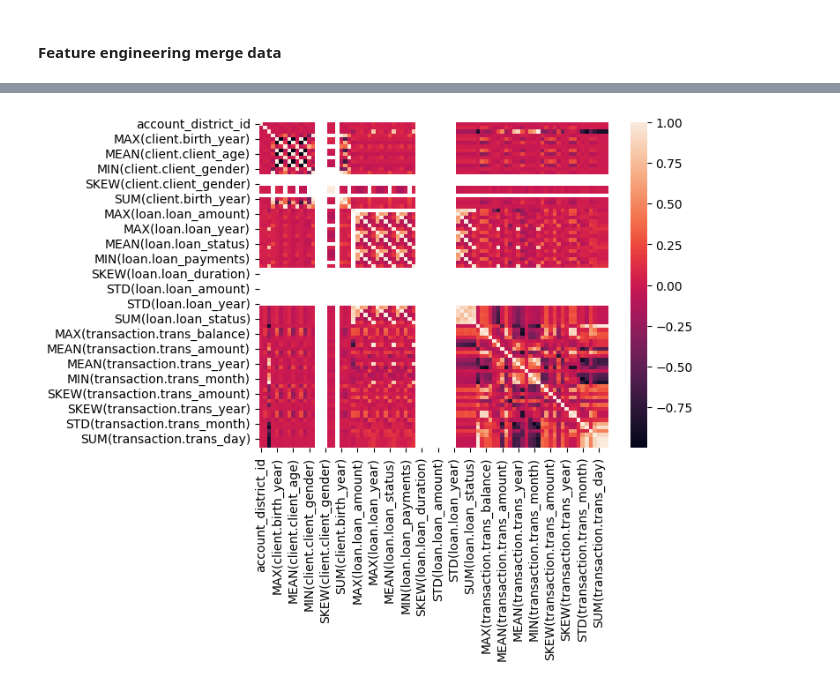
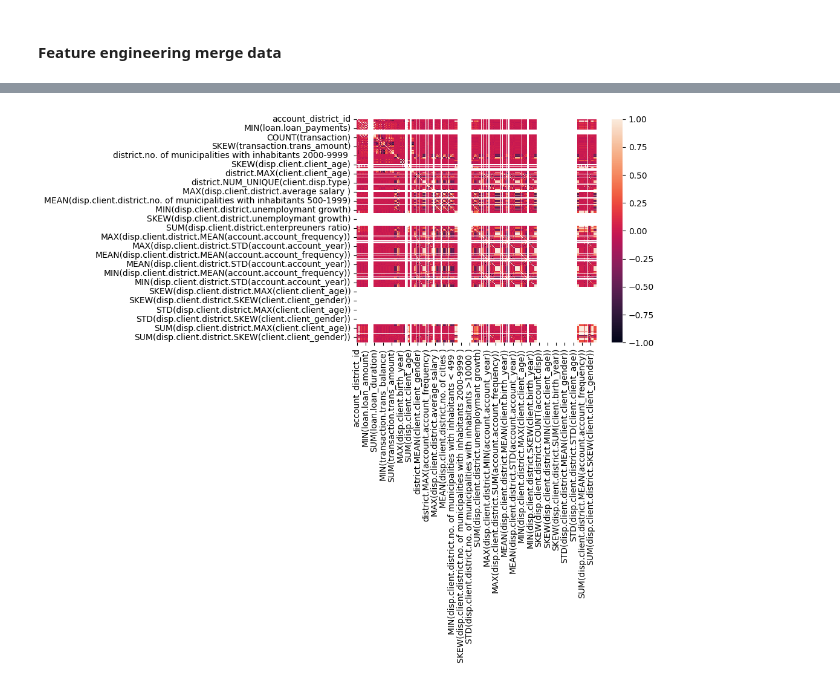
Before and after one commit to BernardoFerreira00/AC-Project, a Jupyter notebook: Notebooks/crisp_dm_sprint_3_4/data processing.ipynb, the cells around one changed output, grey strips where cells are left out. Drawn from its saved outputs; the diff is of its cells as text; code cells hidden in the pictures.

```diff
--- a/Notebooks/crisp_dm_sprint_3_4/data processing.ipynb
+++ b/Notebooks/crisp_dm_sprint_3_4/data processing.ipynb
@@ -434,7 +435,8 @@ feature_matrix_loans_md_2, features_loans_defs = ft.dfs(
     dataframes=ft_dataframes,
     relationships=relationships,
     target_dataframe_name="loan",
-    max_depth = 6, verbose = 1, n_jobs = 1
+
+    max_depth = 3, verbose = 1, n_jobs = 1
 
 )
 
@@ -459,8 +461,8 @@ print(features_loans_defs)
 
 #feature_matrix_loans_md_2, features_loans_defs =ft.remove_low_information_features(feature_matrix_loans_md_2, features_loans_defs)
 feature_matrix_enc_md_2, features_enc_md_2 = ft.encode_features(feature_matrix_loans_md_2, features_loans_defs)
-print(feature_matrix_enc_md_2.head())
-print(features_enc_md_2)
+#print(feature_matrix_enc_md_2.head())
+#print(features_enc_md_2)
 normMinMaxScaler = MinMaxScaler()
 normRobustScaler = RobustScaler()
 normStandardScaler = StandardScaler()
@@ -524,7 +547,7 @@ feature_matrix_loans_md_4, features_loans_defs_md_4 = ft.dfs(
     dataframes=ft_dataframes,
     relationships=relationships,
     target_dataframe_name="account",
-    max_depth = 1, verbose = 1, n_jobs = 1
+    max_depth = 4, verbose = 1, n_jobs = 1
 
 )
 
@@ -543,5 +566,5 @@ Elapsed: 00:06 | Progress: 100%|██████████
 [<Feature: account_id>, <Feature: loan_amount>, <Feature: loan_duration>, <Feature: loan_payments>, <Feature: loan_status>, <Feature: loan_year>, <Feature: DAY(loan_date)>, <Feature: MONTH(loan_date)> ...
-[figure, old version]
+[figure, new version]
 # %%
 features_entityset_md_4.plot()
 # %% [output]
```
Also changed, not shown: parts of 5 cells of this notebook, 22 other files.
